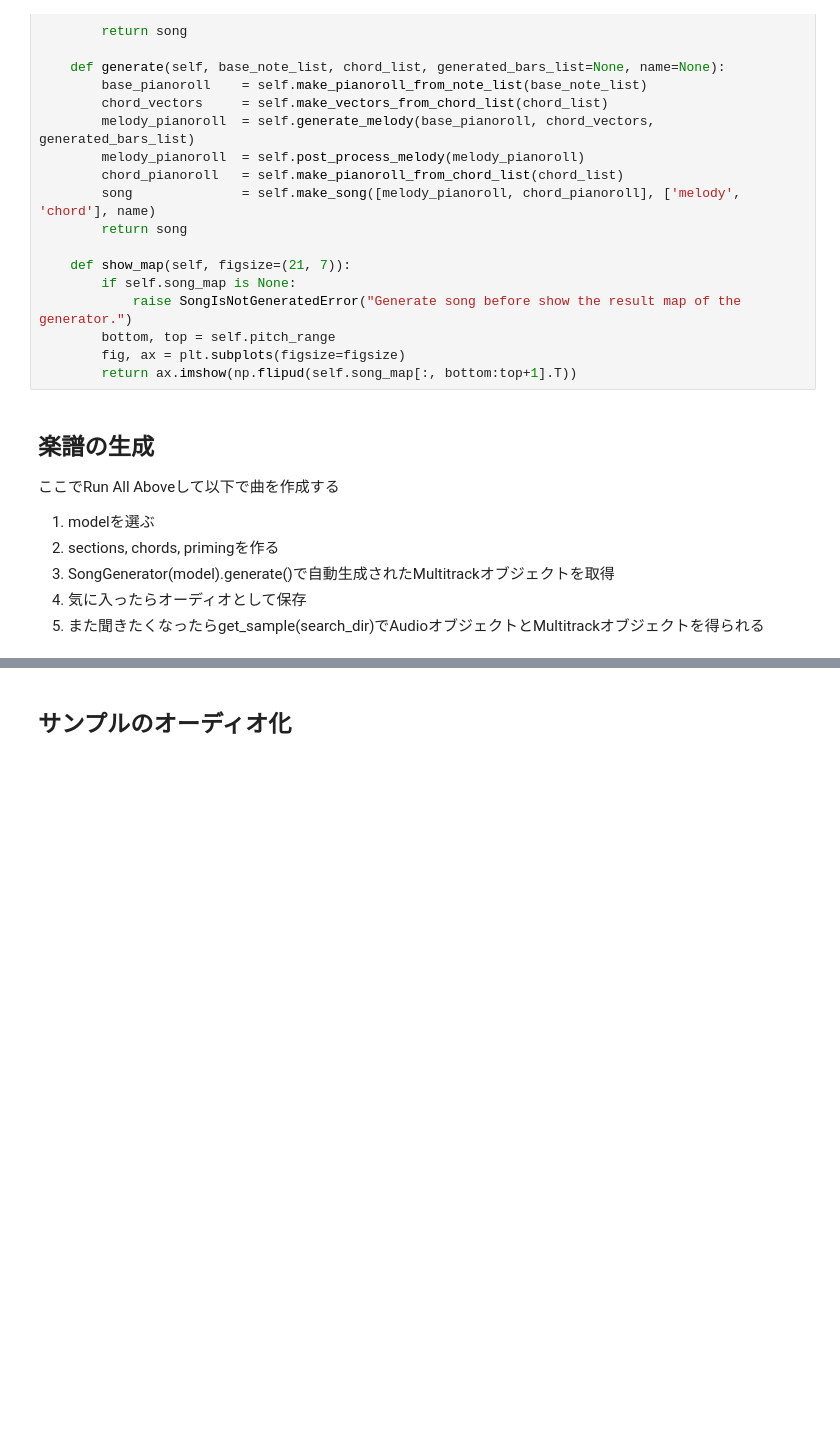
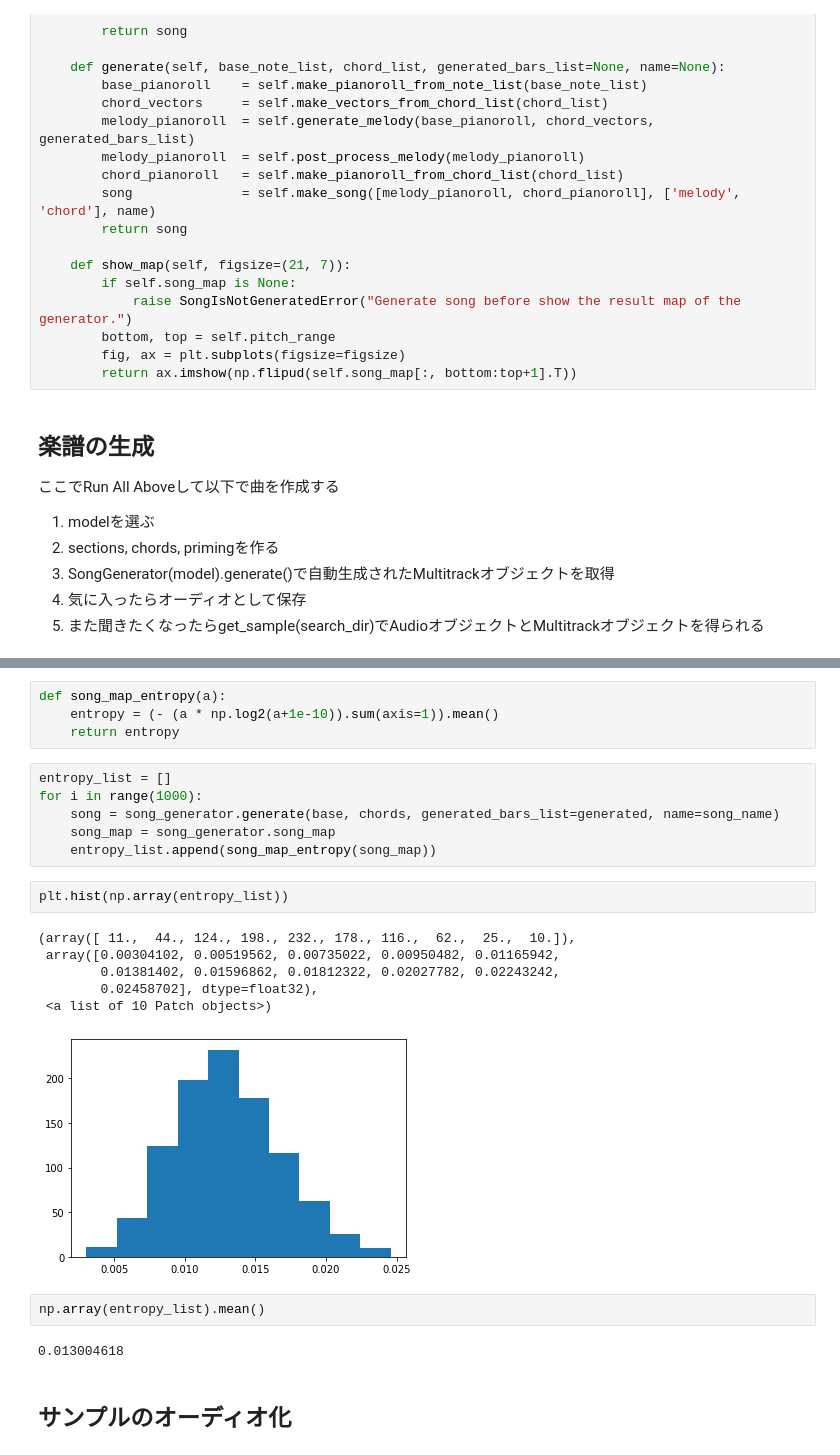
Before and after one commit to fuurin/midinet-followup, a Jupyter notebook: midinet_double_demo.ipynb, the cells around one changed output, grey strips where cells are left out. Saved outputs shown, nothing was run; the diff lists cells and outputs as text; blank space fills up the shorter version.

```diff
--- a/midinet_double_demo.ipynb
+++ b/midinet_double_demo.ipynb
@@ -637,3 +728,26 @@ song_generator.show_map()
+# %%
+def song_map_entropy(a):
+    entropy = (- (a * np.log2(a+1e-10)).sum(axis=1)).mean()
+    return entropy
+# %%
+entropy_list = []
+for i in range(1000):
+    song = song_generator.generate(base, chords, generated_bars_list=generated, name=song_name)
+    song_map = song_generator.song_map
+    entropy_list.append(song_map_entropy(song_map))
+# %%
+plt.hist(np.array(entropy_list))
+# %% [output]
+(array([ 11.,  44., 124., 198., 232., 178., 116.,  62.,  25.,  10.]),
+ array([0.00304102, 0.00519562, 0.00735022, 0.00950482, 0.01165942,
+        0.01381402, 0.01596862, 0.01812322, 0.02027782, 0.02243242,
+        0.02458702], dtype=float32),
+ <a list of 10 Patch objects>)
+[figure, added]
+# %%
+np.array(entropy_list).mean()
+# %% [output]
+0.013004618
 # %% [markdown]
 ## サンプルのオーディオ化
 # %%
```
Also changed, not shown: parts of 12 cells of this notebook.
